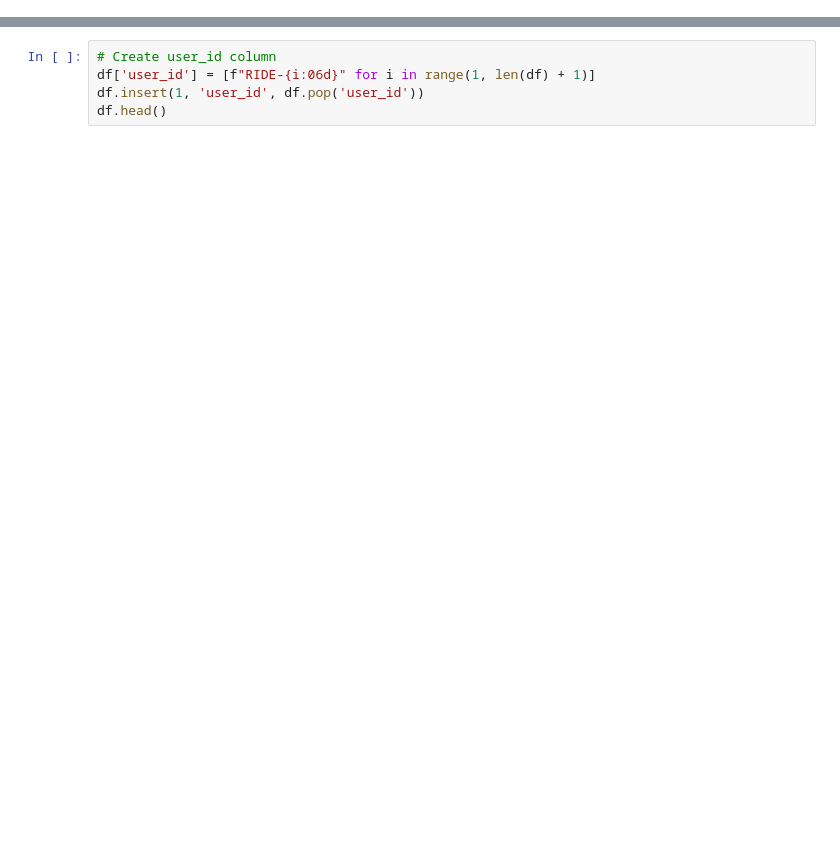
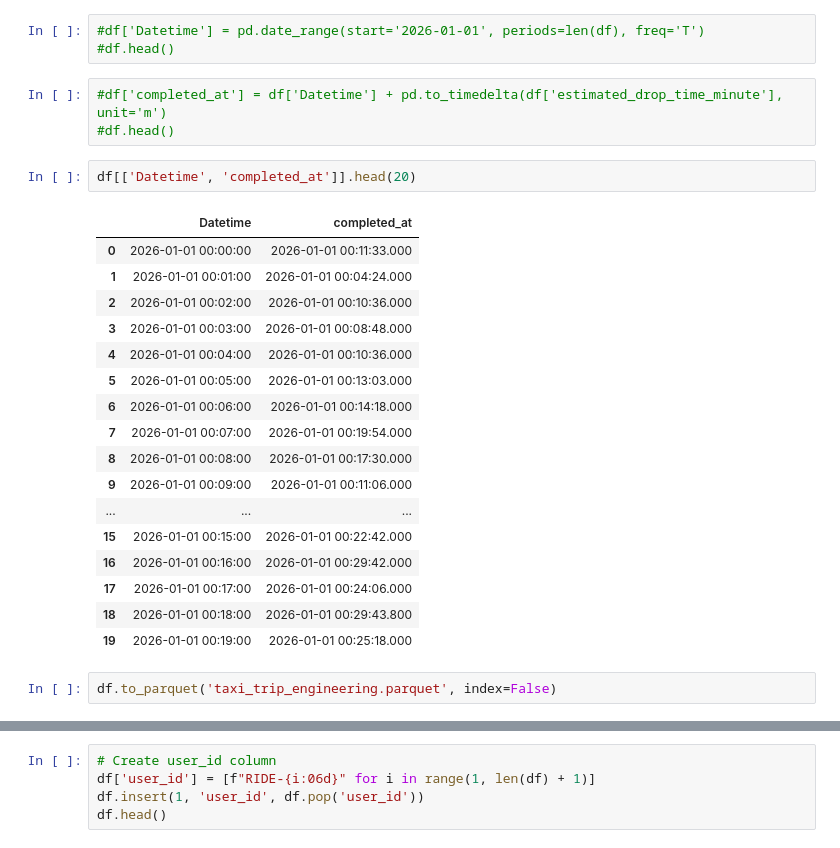
Before and after one commit to Mipjeiger/Taxi-trip-end-to-end-engineering, a Jupyter notebook: production/backend/database/read_data.ipynb, the cells around one changed output, grey strips where cells are left out. Saved outputs shown, nothing was run; the diff lists cells and outputs as text; blank space fills up the shorter version.

```diff
--- a/production/backend/database/read_data.ipynb
+++ b/production/backend/database/read_data.ipynb
@@ -20,0 +21,28 @@ df
+# %%
+#df['Datetime'] = pd.date_range(start='2026-01-01', periods=len(df), freq='T')
+#df.head()
+# %%
+#df['completed_at'] = df['Datetime'] + pd.to_timedelta(df['estimated_drop_time_minute'], unit='m')
+#df.head()
+# %%
+df[['Datetime', 'completed_at']].head(20)
+# %% [output]
+|  | Datetime | completed_at |
+| 0 | 2026-01-01 00:00:00 | 2026-01-01 00:11:33.000 |
+| 1 | 2026-01-01 00:01:00 | 2026-01-01 00:04:24.000 |
+| 2 | 2026-01-01 00:02:00 | 2026-01-01 00:10:36.000 |
+| 3 | 2026-01-01 00:03:00 | 2026-01-01 00:08:48.000 |
+| 4 | 2026-01-01 00:04:00 | 2026-01-01 00:10:36.000 |
+| 5 | 2026-01-01 00:05:00 | 2026-01-01 00:13:03.000 |
+| 6 | 2026-01-01 00:06:00 | 2026-01-01 00:14:18.000 |
+| 7 | 2026-01-01 00:07:00 | 2026-01-01 00:19:54.000 |
+| 8 | 2026-01-01 00:08:00 | 2026-01-01 00:17:30.000 |
+| 9 | 2026-01-01 00:09:00 | 2026-01-01 00:11:06.000 |
+| ... | ... | ... |
+| 15 | 2026-01-01 00:15:00 | 2026-01-01 00:22:42.000 |
+| 16 | 2026-01-01 00:16:00 | 2026-01-01 00:29:42.000 |
+| 17 | 2026-01-01 00:17:00 | 2026-01-01 00:24:06.000 |
+| 18 | 2026-01-01 00:18:00 | 2026-01-01 00:29:43.800 |
+| 19 | 2026-01-01 00:19:00 | 2026-01-01 00:25:18.000 |
+# %%
+df.to_parquet('taxi_trip_engineering.parquet', index=False)
```
Also changed, not shown: parts of 3 cells of this notebook, 3 other files.
